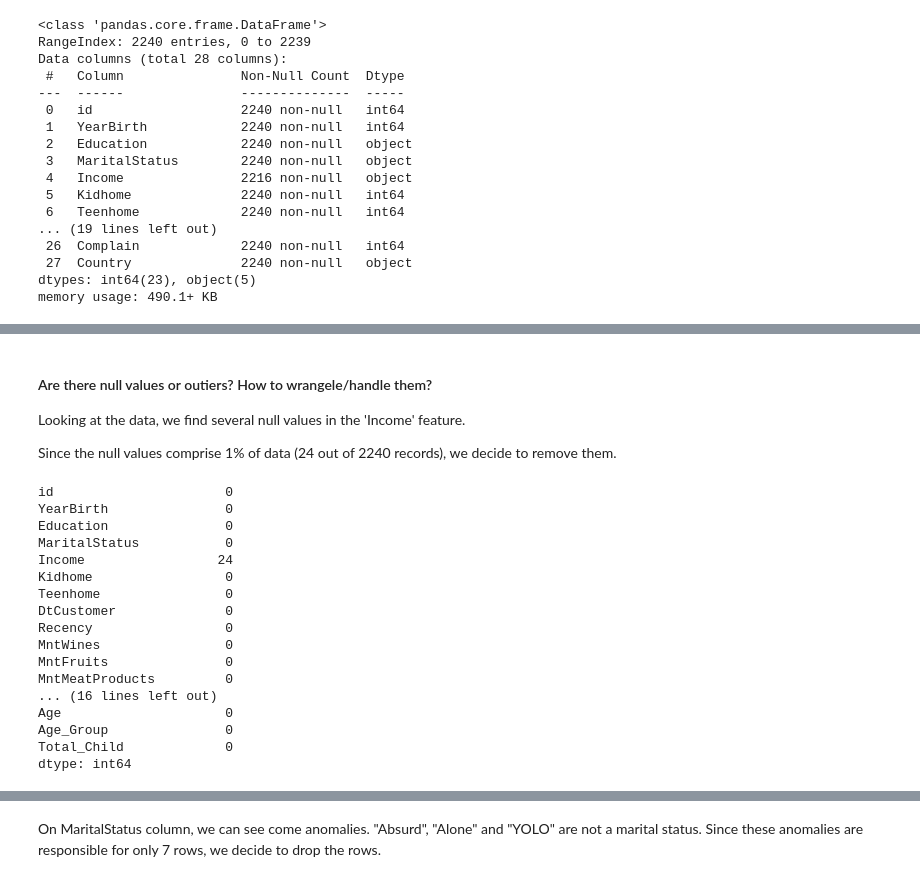
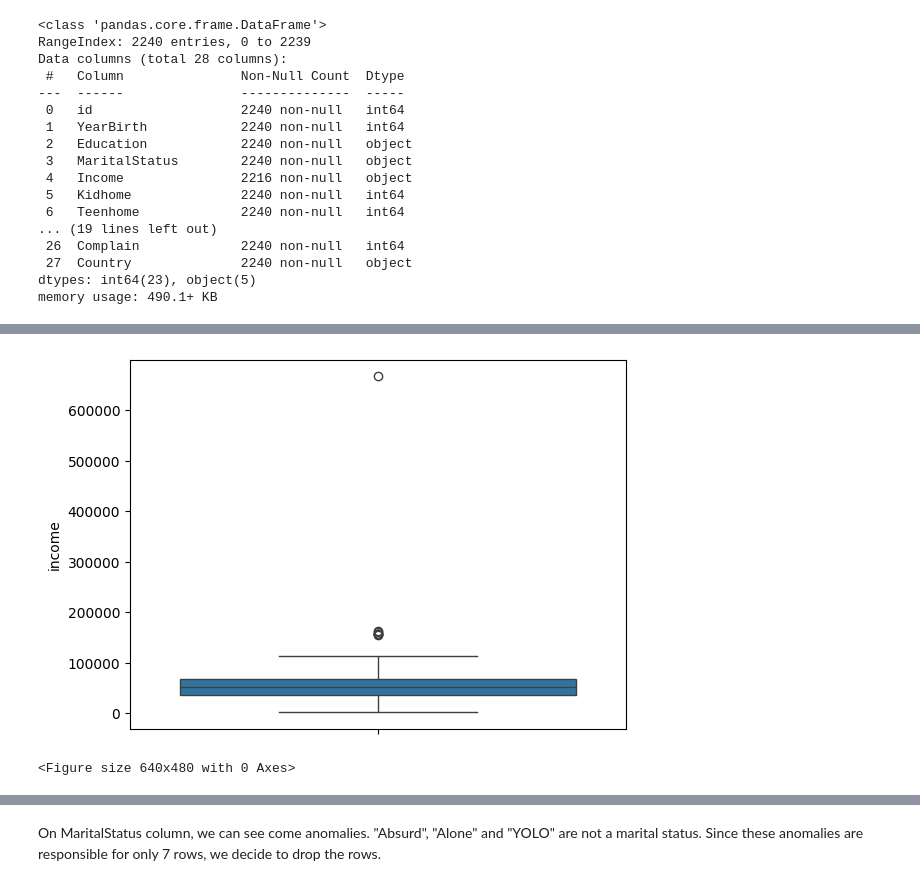
Before and after one commit to dorinMaraku/da-portfolio, a Jupyter notebook: marketing_data_analysis.ipynb, the cells around one changed output, grey strips where cells are left out. Drawn from its saved outputs; the diff is of its cells as text; code cells hidden in the pictures.

Commit message:
several changes

```diff
--- a/marketing_data_analysis.ipynb
+++ b/marketing_data_analysis.ipynb
@@ -130,8 +150,0 @@ def clean_income(row):
-# %%
-data['Age'] = 2024 - data.YearBirth
-data['Age_Group'] = data.Age.apply(get_age_group)
-data['Total_Child'] = data.Kidhome + data.Teenhome
-data.Income = data.Income.replace('[\$,]','', regex=True).astype('float')
-data.DtCustomer = pd.to_datetime(data.DtCustomer)
-
-data.columns
@@ -201,26 +151,15 @@ col_products = [
-# %% [markdown]
-#### Are there null values or outiers? How to wrangele/handle them?
-
-Looking at the data, we find several null values in the 'Income' feature.
-
-Since the null values comprise 1% of data (24 out of 2240 records), we decide to remove them.
-# %%
-data.isnull().sum()
-# %% [output]
-id                      0
-YearBirth               0
-Education               0
-MaritalStatus           0
-Income                 24
-Kidhome                 0
-Teenhome                0
-DtCustomer              0
-Recency                 0
-MntWines                0
-MntFruits               0
-MntMeatProducts         0
-... (16 lines left out)
-Age                     0
-Age_Group               0
-Total_Child             0
-dtype: int64
+# %%
+# column cleaning
+data.Income = data.Income.replace('[\$,]','', regex=True).astype('float')
+# summary stats
+data.Income.describe()
+# put all cols into snake case
+data.columns = [re.sub(r'(?<!^)(?=[A-Z])', '_', x).lower() for x in data.columns]
+# %%
+plt.figure()
+sns.boxplot(data.income)
+plt.show()
+plt.clf()
+# %% [output]
+[figure, added]
+<Figure size 640x480 with 0 Axes>
```
Also changed, not shown: parts of 58 cells of this notebook.
